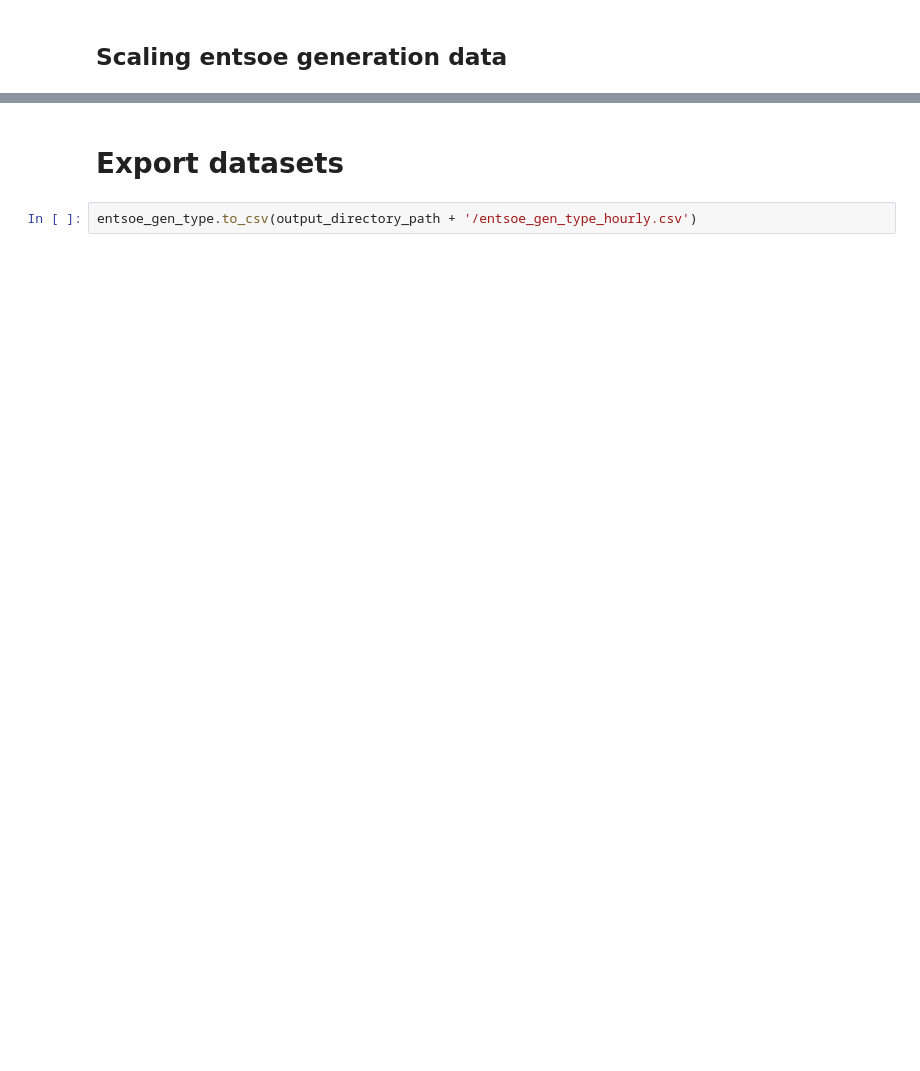
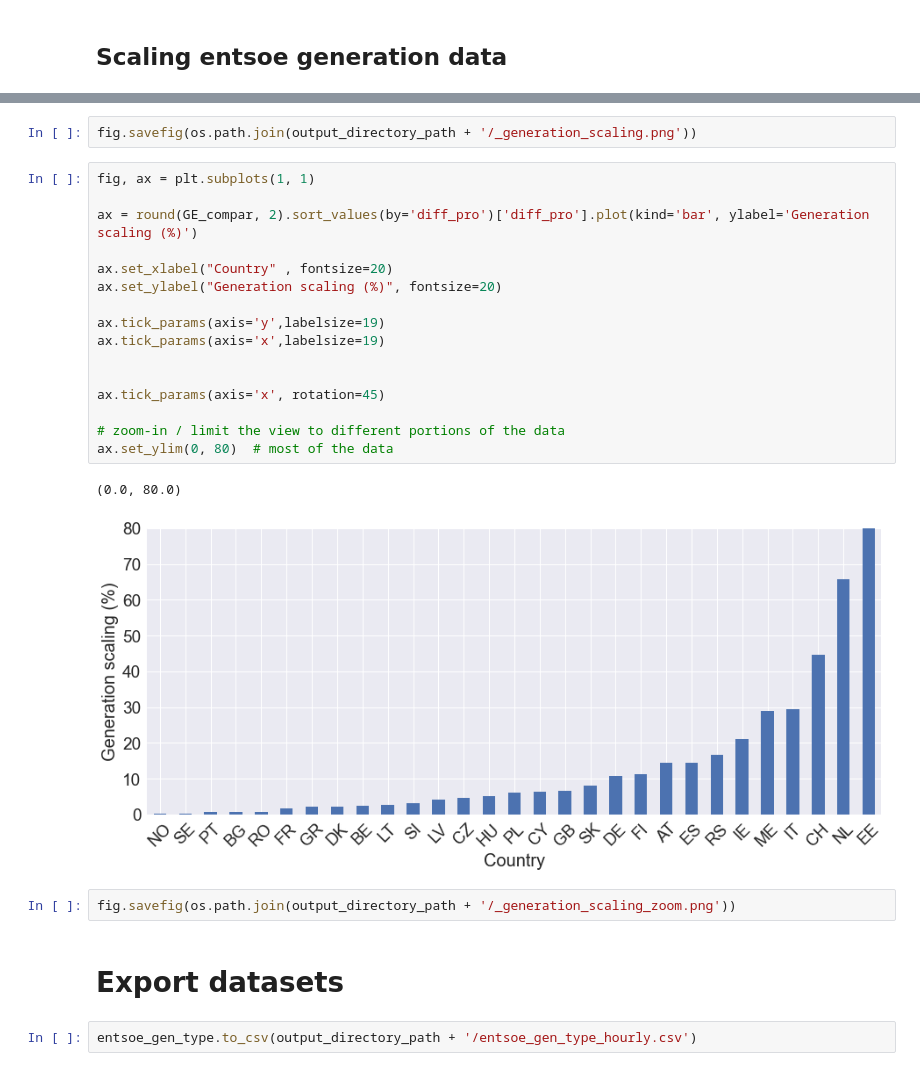
Before and after one commit to INATECH-CIG/entso-e_GenerationOutputPerType, a Jupyter notebook: Generation_per_Type.ipynb, the cells around one changed output, grey strips where cells are left out. Drawn from its saved outputs; the diff is of its cells as text; blank space fills up the shorter version.

```diff
--- a/Generation_per_Type.ipynb
+++ b/Generation_per_Type.ipynb
@@ -329,3 +452,26 @@ dtype: float64
+# %%
+fig.savefig(os.path.join(output_directory_path + '/_generation_scaling.png'))
+# %%
+fig, ax = plt.subplots(1, 1)
+
+ax = round(GE_compar, 2).sort_values(by='diff_pro')['diff_pro'].plot(kind='bar', ylabel='Generation scaling (%)')
+
+ax.set_xlabel("Country" , fontsize=20)
+ax.set_ylabel("Generation scaling (%)", fontsize=20)
+
+ax.tick_params(axis='y',labelsize=19)
+ax.tick_params(axis='x',labelsize=19)
+
+
+ax.tick_params(axis='x', rotation=45)
+
+# zoom-in / limit the view to different portions of the data
+ax.set_ylim(0, 80)  # most of the data
+# %% [output]
+(0.0, 80.0)
+[figure, added]
+# %%
+fig.savefig(os.path.join(output_directory_path + '/_generation_scaling_zoom.png'))
 # %% [markdown]
 # Export datasets
 # %%
```
Also changed, not shown: parts of 44 cells of this notebook, 4 other files.
